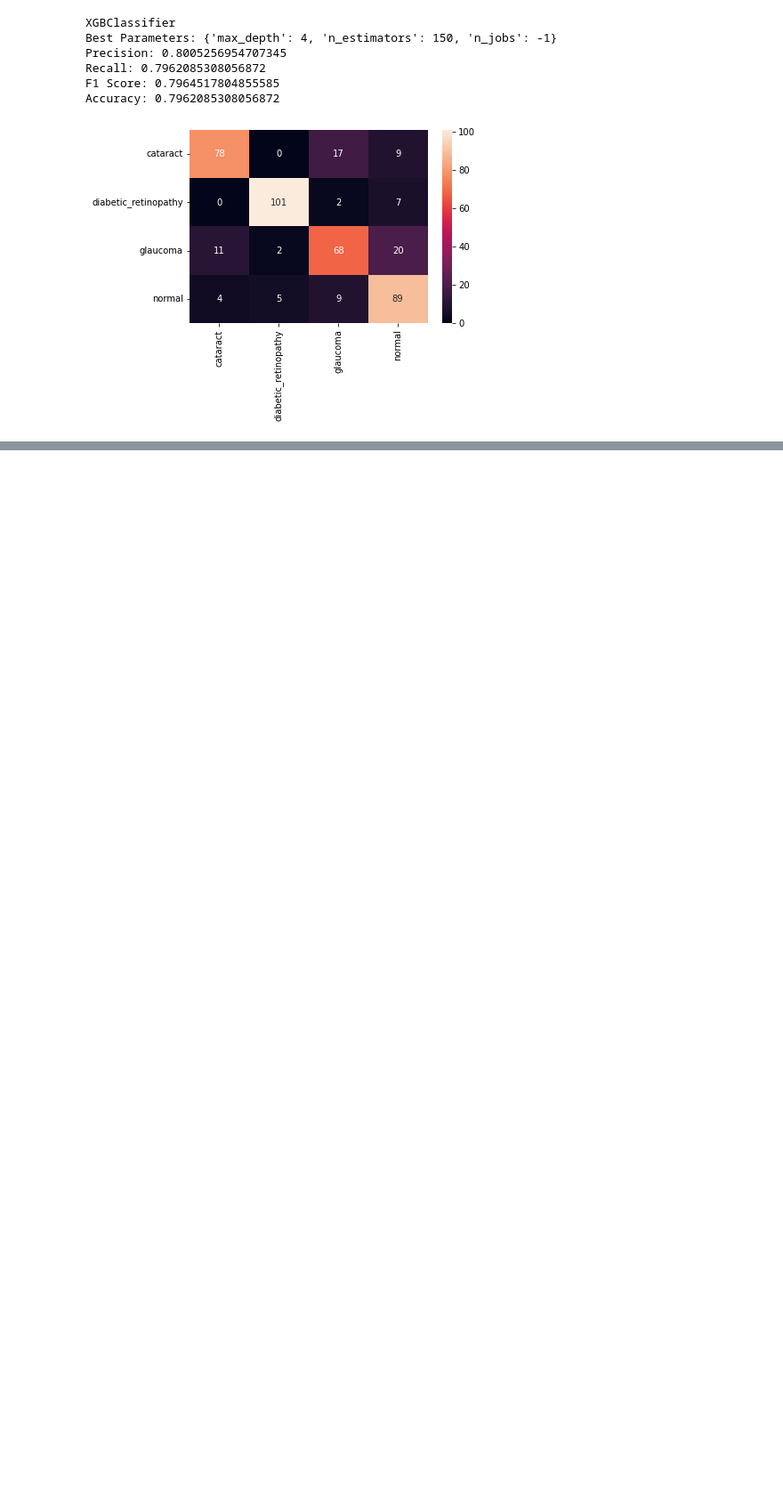
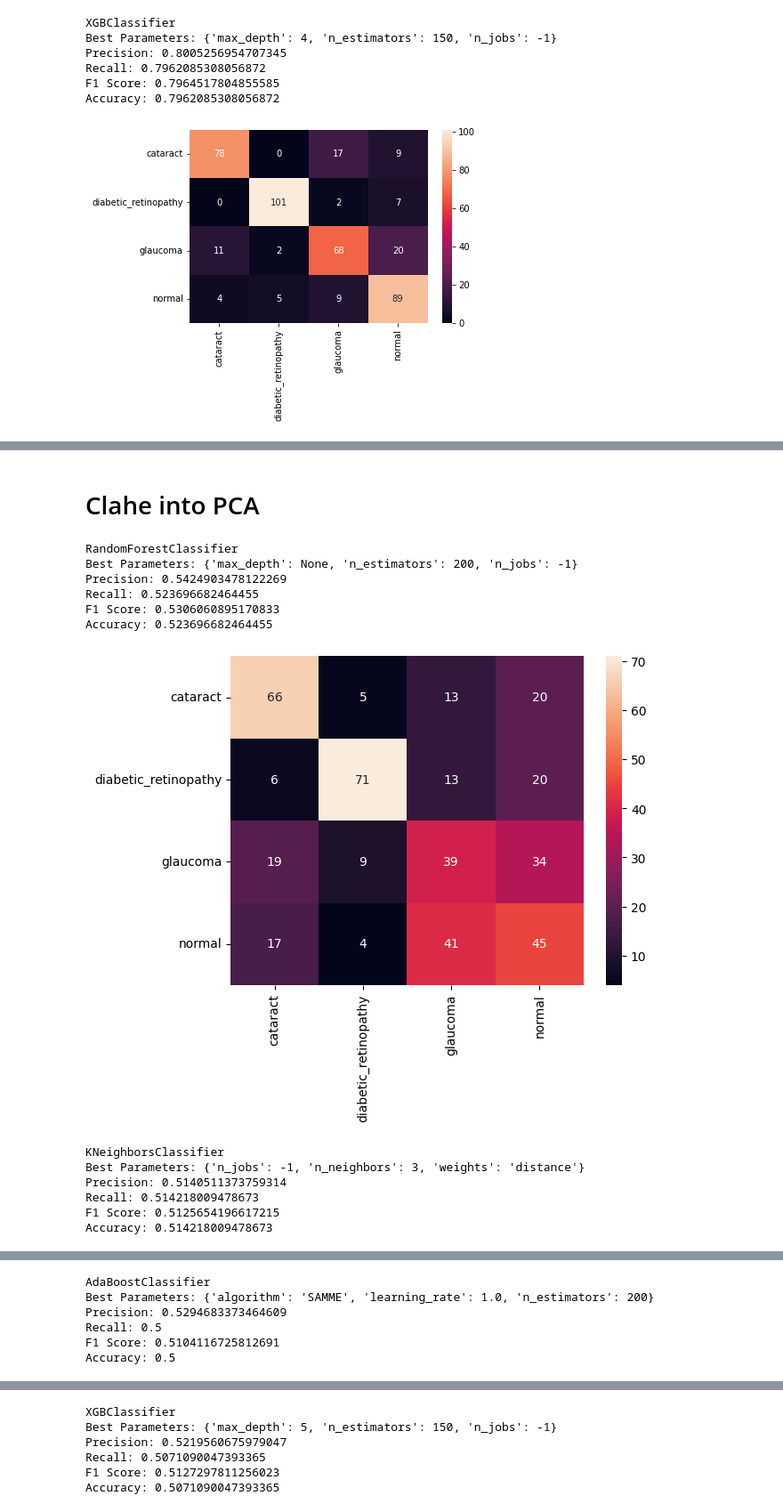
Before and after one commit to michni00/Image-Classification, a Jupyter notebook: SK_Classification.ipynb, the cells around one changed output, grey strips where cells are left out. Shown at 89% size. Cells and saved outputs as stored; diff of their text form; code cells hidden in the pictures; blank space fills up the shorter version.

```diff
--- a/SK_Classification.ipynb
+++ b/SK_Classification.ipynb
@@ -344,0 +546,27 @@ Accuracy: 0.7962085308056872
+# %% [markdown]
+# Clahe into PCA
+# %%
+del x_train_hist, x_test_hist, x_val_hist
+x_train_clahe = to_clahe(x_train)
+x_test_clahe = to_clahe(x_test)
+x_val_clahe = to_clahe(x_val)
+
+x_train_pca, _ = to_pca(x_train_clahe, 30)
+x_test_pca, _ = to_pca(x_test_clahe, 30)
+x_val_pca, _ = to_pca(x_val_clahe, 30)
+# %%
+evaluate(classifiers, x_train_pca, x_val_pca)
+# %% [output]
+RandomForestClassifier
+Best Parameters: {'max_depth': None, 'n_estimators': 200, 'n_jobs': -1}
+Precision: 0.5424903478122269
+Recall: 0.523696682464455
+F1 Score: 0.5306060895170833
+Accuracy: 0.523696682464455
+[figure, added]
+KNeighborsClassifier
+Best Parameters: {'n_jobs': -1, 'n_neighbors': 3, 'weights': 'distance'}
+Precision: 0.5140511373759314
+Recall: 0.514218009478673
+F1 Score: 0.5125654196617215
+Accuracy: 0.514218009478673
@@ -344,0 +574,6 @@ Accuracy: 0.7962085308056872
+AdaBoostClassifier
+Best Parameters: {'algorithm': 'SAMME', 'learning_rate': 1.0, 'n_estimators': 200}
+Precision: 0.5294683373464609
+Recall: 0.5
+F1 Score: 0.5104116725812691
+Accuracy: 0.5
@@ -344,0 +581,6 @@ Accuracy: 0.7962085308056872
+XGBClassifier
+Best Parameters: {'max_depth': 5, 'n_estimators': 150, 'n_jobs': -1}
+Precision: 0.5219560675979047
+Recall: 0.5071090047393365
+F1 Score: 0.5127297811256023
+Accuracy: 0.5071090047393365
```
Also changed, not shown: parts of 17 cells of this notebook, 2 other files.
